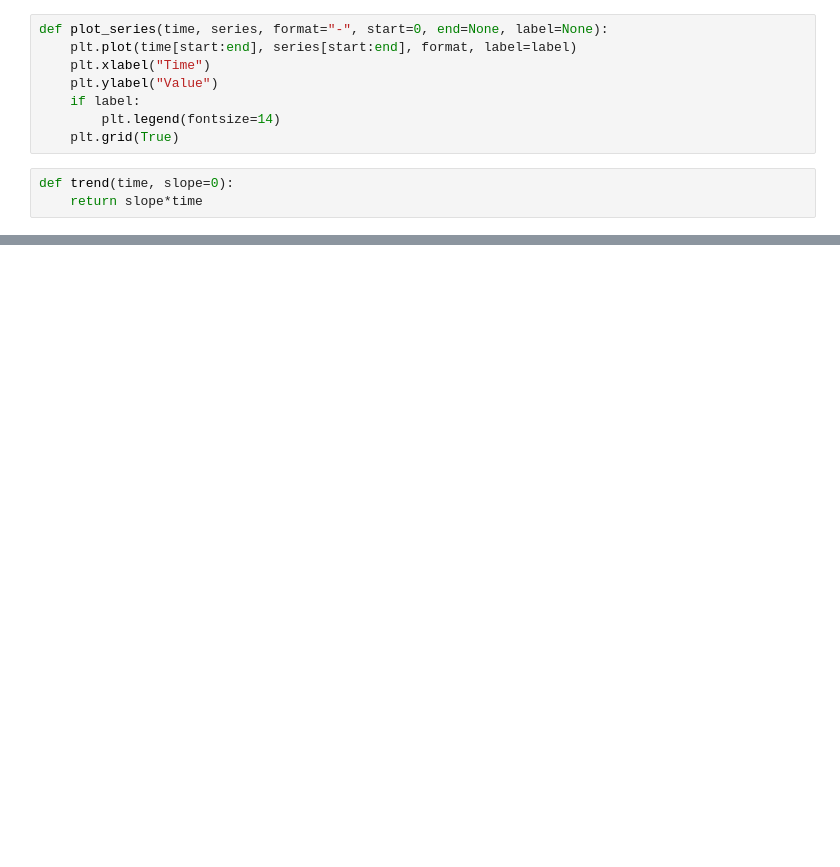
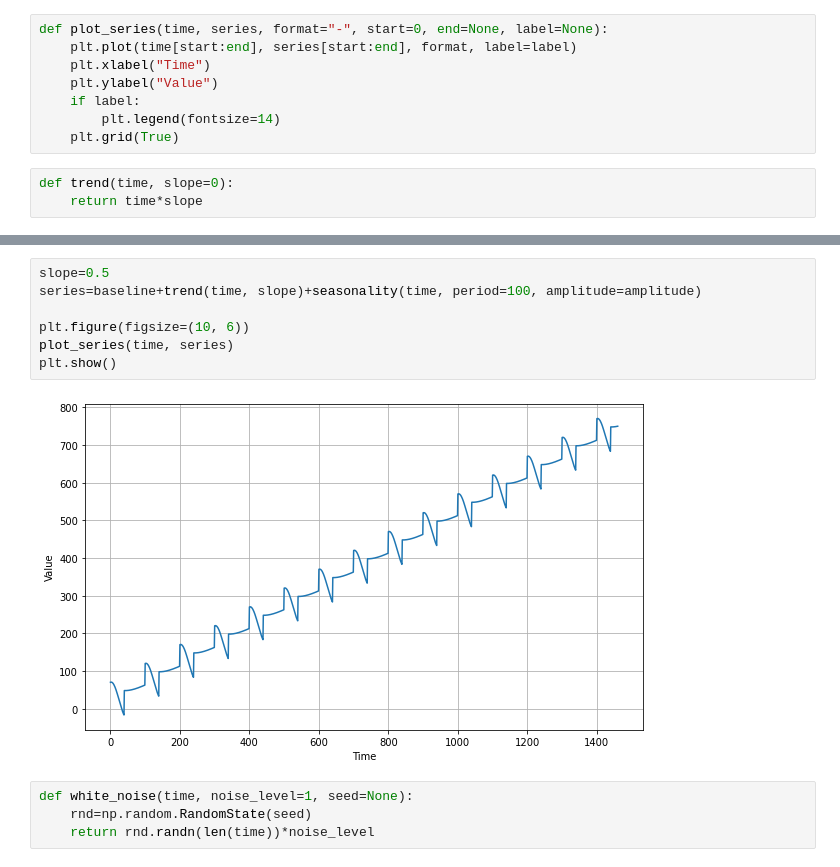
Before and after one commit to ayushblaze/Using-TensorFlow, a Jupyter notebook: Sequences, Time Series and Prediction.ipynb, the cells around one changed output, grey strips where cells are left out. Cells and saved outputs as stored; diff of their text form; blank space fills up the shorter version.

```diff
--- a/Sequences, Time Series and Prediction.ipynb
+++ b/Sequences, Time Series and Prediction.ipynb
@@ -13,6 +13,6 @@ def plot_series(time, series, format="-", start=0, end=None, label=None):
     plt.grid(True)
 # %%
 def trend(time, slope=0):
-    return slope*time
+    return time*slope
 # %%
 time=np.arange(4*365+1)
@@ -42,0 +46,13 @@ plt.show()
+# %%
+slope=0.5
+series=baseline+trend(time, slope)+seasonality(time, period=100, amplitude=amplitude)
+
+plt.figure(figsize=(10, 6))
+plot_series(time, series)
+plt.show()
+# %% [output]
+[figure, added]
+# %%
+def white_noise(time, noise_level=1, seed=None):
+    rnd=np.random.RandomState(seed)
+    return rnd.randn(len(time))*noise_level
```
Also changed, not shown: parts of 10 cells of this notebook.
